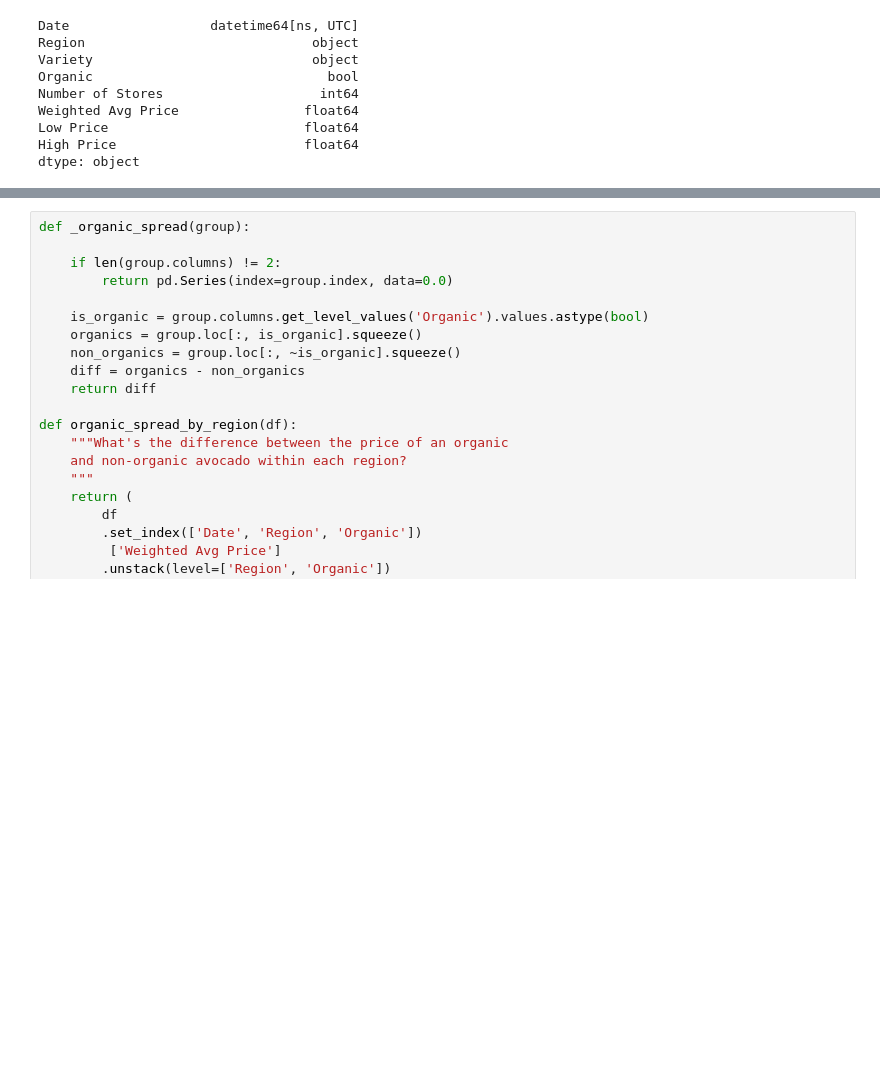
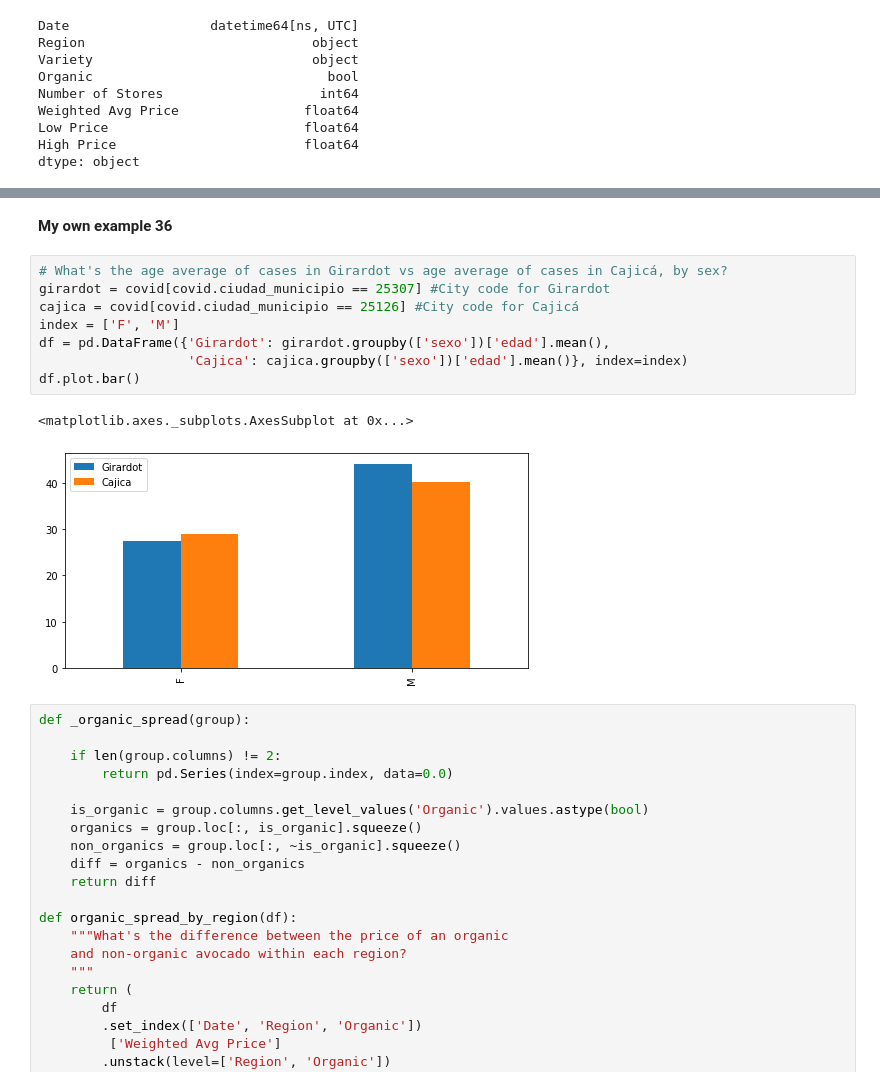
Before and after one commit to JuanPabloCarrilloAcero/AlgorithmsUN2022II, a Jupyter notebook: Laboratorio 2/jcarrilloa_lab2.ipynb, the cells around one changed output, grey strips where cells are left out. Drawn from its saved outputs; the diff is of its cells as text; blank space fills up the shorter version.

```diff
--- a/Laboratorio ScottsAnderson/jcarrilloa_ScottsSanderson.ipynb
+++ b/Laboratorio 2/jcarrilloa_lab2.ipynb
@@ -961,3 +1232,16 @@ hass.groupby(['Date', 'Region'])['Weighted Avg Price'].mean().unstack().ffill().
+# %% [markdown]
+**My own example 36**
+# %%
+# What's the age average of cases in Girardot vs age average of cases in Cajicá, by sex?
+girardot = covid[covid.ciudad_municipio == 25307] #City code for Girardot
+cajica = covid[covid.ciudad_municipio == 25126] #City code for Cajicá
+index = ['F', 'M']
+df = pd.DataFrame({'Girardot': girardot.groupby(['sexo'])['edad'].mean(),
+                   'Cajica': cajica.groupby(['sexo'])['edad'].mean()}, index=index)
+df.plot.bar()
+# %% [output]
+<matplotlib.axes._subplots.AxesSubplot at 0x...>
+[figure, added]
 # %%
 def _organic_spread(group):
 
```
Also changed, not shown: parts of 69 cells of this notebook.
